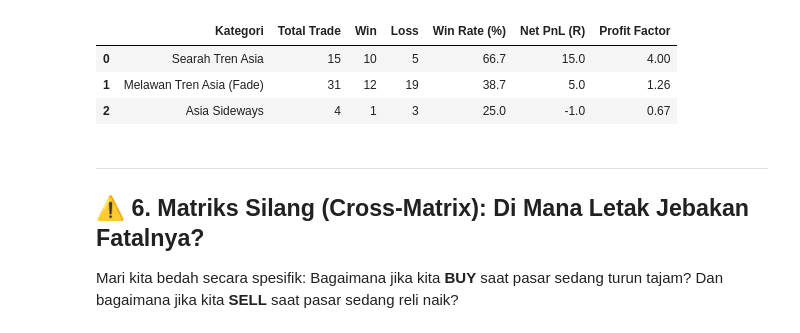
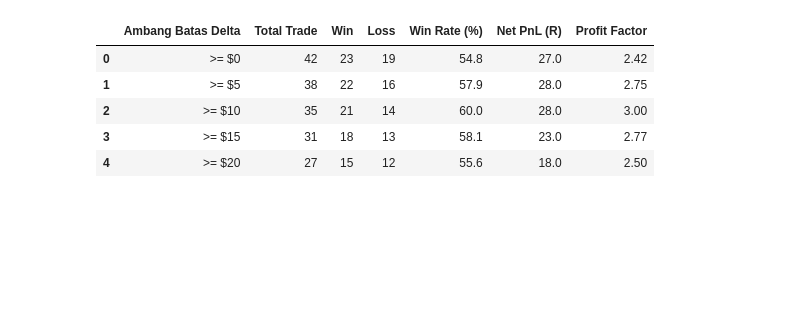
Before and after one commit to pranataa-labs/XAU-Daily-Trading-Strategy, a Jupyter notebook: analisis_strategi_2candle_1400_1415.ipynb, the cells around one changed output. Cells and saved outputs as stored; diff of their text form; code cells hidden in the pictures; blank space fills up the shorter version.

Commit message:
update: 50-entry trend-aligned backtest and concise quantitative reporting

```diff
--- a/analisis_strategi_2candle_1400_1415.ipynb
+++ b/analisis_strategi_2candle_1400_1415.ipynb
@@ -354,0 +231,4 @@ Mari kita kelompokkan hasil trade berdasarkan relasinya terhadap arah Sesi Asia:
+# %%
+# 4. TABEL DATA 50 ENTRI
+pd.set_option('display.max_rows', 60)
+display(df_50[['Date', 'Day', 'Asia_Delta', 'Trend', 'Position', 'Range', 'Triggered', 'Entry_Time', 'Outcome', 'PnL_R']])
@@ -355,37 +292,31 @@ Mari kita kelompokkan hasil trade berdasarkan relasinya terhadap arah Sesi Asia:
 # %%
-# 5. PENGARUH TREN SESI ASIA TERHADAP KINERJA TRADE
-trend_summary = []
-
-for cat in ["Searah Tren Asia", "Melawan Tren Asia (Fade)", "Asia Sideways"]:
-    sub = df_trades[df_trades["Rel_Asia"] == cat]
-    if len(sub) == 0:
-        continue
-    w = len(sub[sub["PnL_R"] > 0])
-    l = len(sub[sub["PnL_R"] < 0])
-    wr = (w / len(sub)) * 100
-    pnl = sub["PnL_R"].sum()
-    gp = sub[sub["PnL_R"] > 0]["PnL_R"].sum()
-    gl = abs(sub[sub["PnL_R"] < 0]["PnL_R"].sum())
-    pf = gp / gl if gl > 0 else np.nan
-    trend_summary.append({
-        "Kategori": cat,
-        "Total Trade": len(sub),
-        "Win": w,
-        "Loss": l,
-        "Win Rate (%)": round(wr, 1),
-        "Net PnL (R)": round(pnl, 2),
-        "Profit Factor": round(pf, 2)
+# 6. FILTER AMBANG BATAS DELTA ASIA
+thresh_rows = []
+for min_d in [0, 5, 10, 15, 20]:
+    sub = df_50[df_50['Triggered'] & (df_50['Asia_Delta'].abs() >= min_d)]
+    w = len(sub[sub['PnL_R'] > 0])
+    l = len(sub[sub['PnL_R'] < 0])
+    wr_t = w / len(sub) * 100 if len(sub) > 0 else 0
+    tot_pnl_t = sub['PnL_R'].sum()
+    gp = sub[sub['PnL_R'] > 0]['PnL_R'].sum()
+    gl = abs(sub[sub['PnL_R'] < 0]['PnL_R'].sum())
+    pf_t = gp / gl if gl > 0 else 0
+    thresh_rows.append({
+        'Ambang Batas Delta': f'>= ${min_d}',
+        'Total Trade': len(sub),
+        'Win': w,
+        'Loss': l,
+        'Win Rate (%)': round(wr_t, 1),
+        'Net PnL (R)': round(tot_pnl_t, 2),
+        'Profit Factor': round(pf_t, 2)
     })
 
-df_trend_sum = pd.DataFrame(trend_summary)
-display(df_trend_sum)
+df_thresh = pd.DataFrame(thresh_rows)
+display(df_thresh)
 # %% [output]
-|  | Kategori | Total Trade | Win | Loss | Win Rate (%) | Net PnL (R) | Profit Factor |
-| 0 | Searah Tren Asia | 15 | 10 | 5 | 66.7 | 15.0 | 4.00 |
-| 1 | Melawan Tren Asia (Fade) | 31 | 12 | 19 | 38.7 | 5.0 | 1.26 |
-| 2 | Asia Sideways | 4 | 1 | 3 | 25.0 | -1.0 | 0.67 |
+|  | Ambang Batas Delta | Total Trade | Win | Loss | Win Rate (%) | Net PnL (R) | Profit Factor |
+| 0 | >= $0 | 42 | 23 | 19 | 54.8 | 27.0 | 2.42 |
+| 1 | >= $5 | 38 | 22 | 16 | 57.9 | 28.0 | 2.75 |
+| 2 | >= $10 | 35 | 21 | 14 | 60.0 | 28.0 | 3.00 |
+| 3 | >= $15 | 31 | 18 | 13 | 58.1 | 23.0 | 2.77 |
+| 4 | >= $20 | 27 | 15 | 12 | 55.6 | 18.0 | 2.50 |
-# %% [markdown]
----
-## ⚠️ 6. Matriks Silang (Cross-Matrix): Di Mana Letak Jebakan Fatalnya?
-
-Mari kita bedah secara spesifik: Bagaimana jika kita **BUY** saat pasar sedang turun tajam? Dan bagaimana jika kita **SELL** saat pasar sedang reli naik?
```
Also changed, not shown: parts of 26 cells of this notebook.
